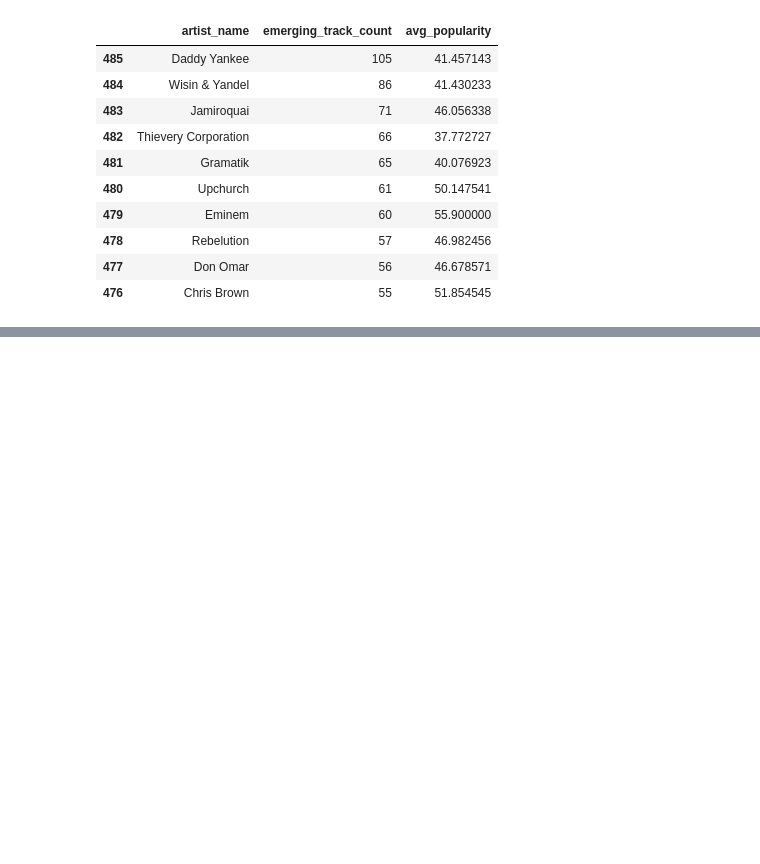
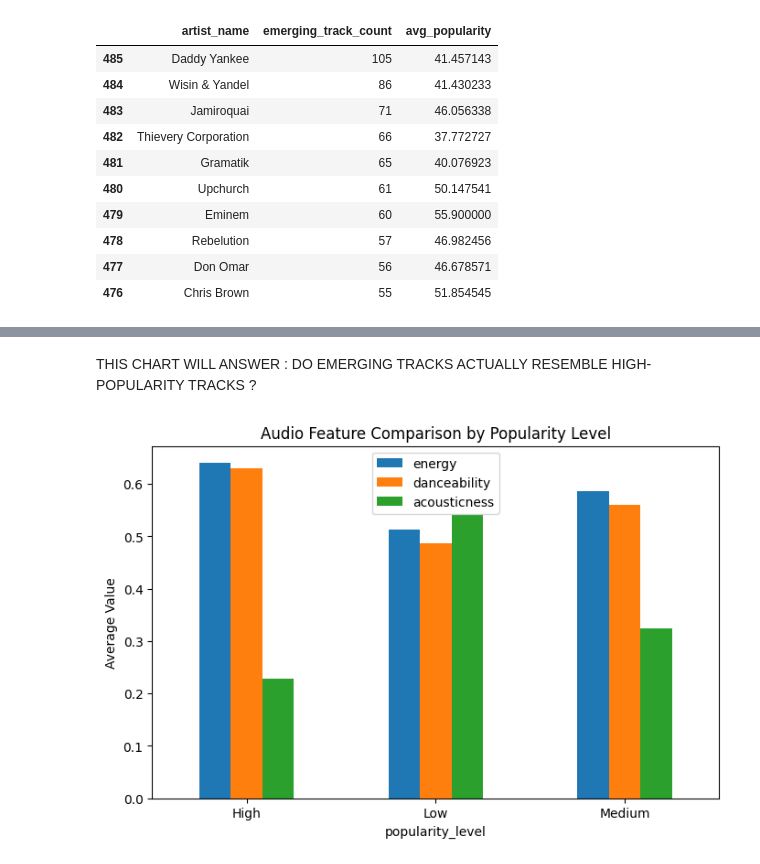
Before and after one commit to rahulT-17/data-analytics-journey, a Jupyter notebook: projects/spotify-trend-intelligence/notebooks/01_exploration.ipynb, the cells around one changed output, grey strips where cells are left out. Drawn from its saved outputs; the diff is of its cells as text; code cells hidden in the pictures; blank space fills up the shorter version.

```diff
--- a/projects/spotify-trend-intelligence/notebooks/01_exploration.ipynb
+++ b/projects/spotify-trend-intelligence/notebooks/01_exploration.ipynb
@@ -248,0 +342,25 @@ true_emerging_artist.sort_values(by="emerging_track_count",ascending=False).head
+# %% [markdown]
+THIS CHART WILL ANSWER : DO EMERGING TRACKS ACTUALLY RESEMBLE HIGH-POPULARITY TRACKS ?
+# %%
+# CREATING A COMPARISON TABLE :
+
+comparison_df = active_df.groupby("popularity_level")[
+    ["energy", "danceability", "acousticness"]
+].mean()
+
+comparison_df
+
+# Creating BAR CHART :
+
+comparison_df.plot(
+    kind="bar",
+    figsize=(8, 5)
+)
+
+plt.title("Audio Feature Comparison by Popularity Level")
+plt.ylabel("Average Value")
+plt.xticks(rotation=0)
+
+plt.show()
+# %% [output]
+[figure, added]
```
Also changed, not shown: parts of 12 cells of this notebook, 1 other file.
